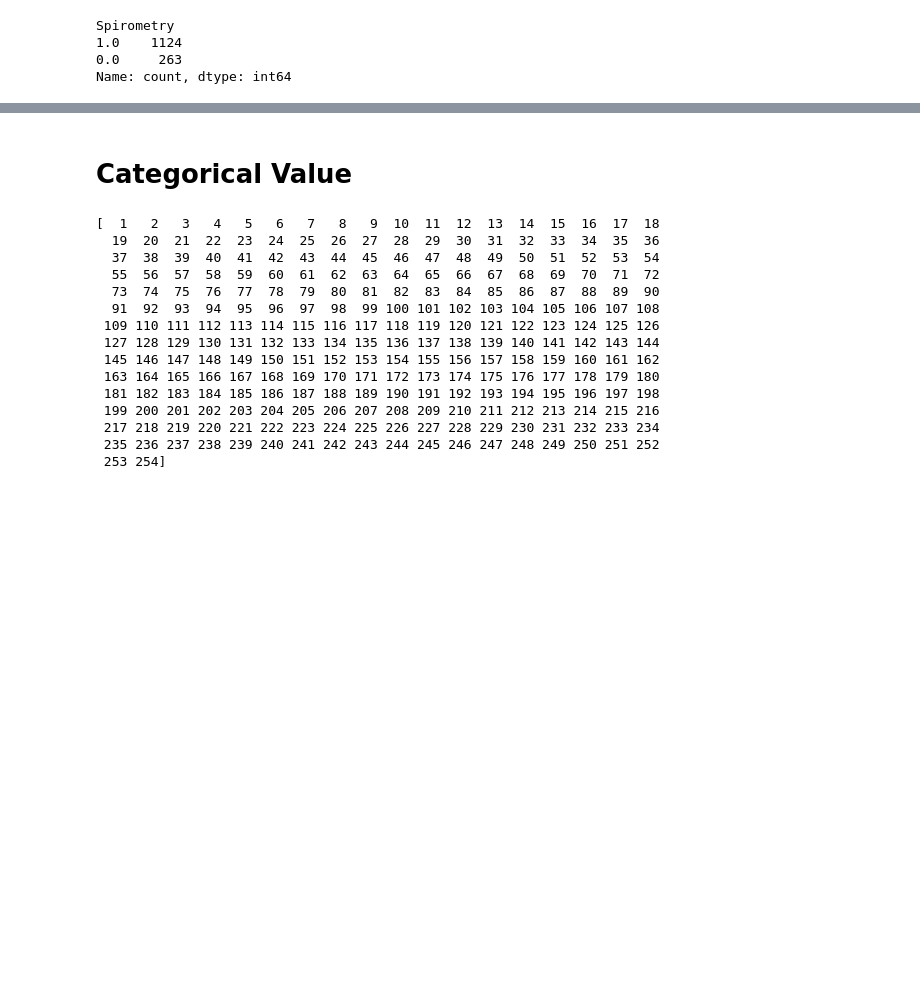
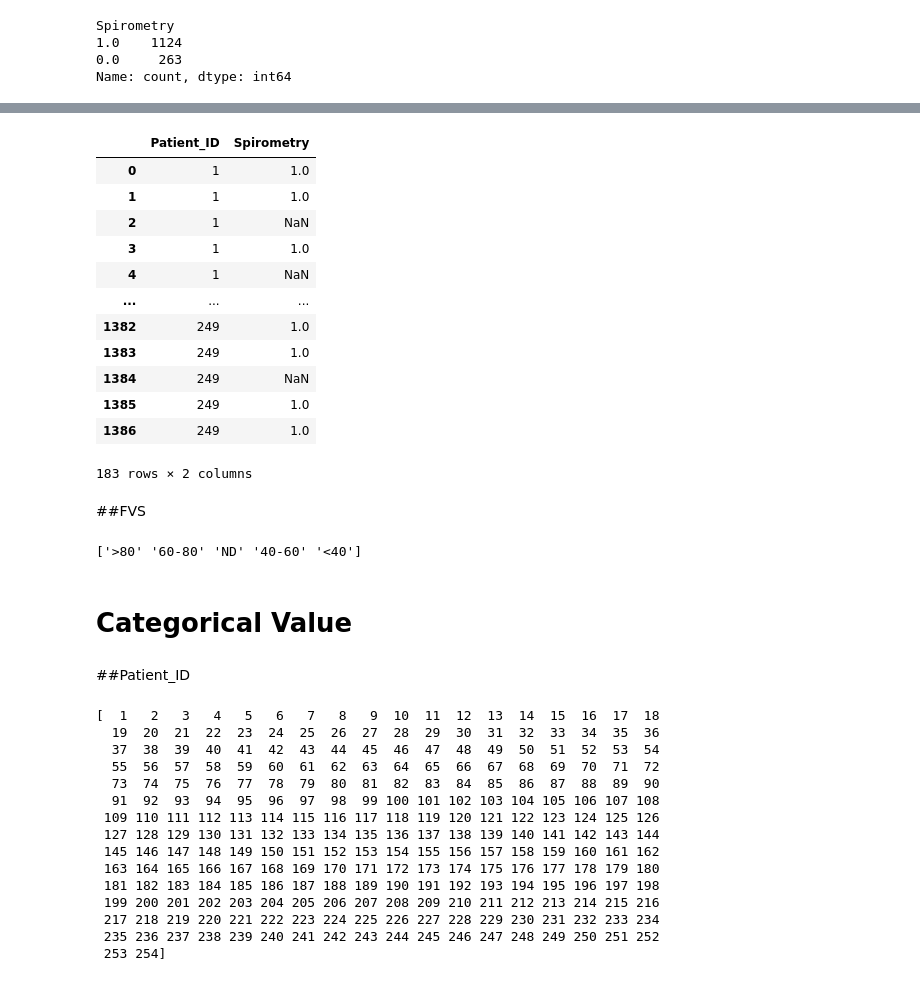
Before and after one commit to FaridRash/Advance-Statistical-Learnin--Semester-3, a Jupyter notebook: MH/Mh_AD.ipynb, the cells around one changed output, grey strips where cells are left out. Drawn from its saved outputs; the diff is of its cells as text; code cells hidden in the pictures; blank space fills up the shorter version.

```diff
--- a/MH/Mh_AD.ipynb
+++ b/MH/Mh_AD.ipynb
@@ -143,5 +235,30 @@ Name: count, dtype: int64
+# %%
+display(rows_with_null_spirometry)
+# %% [output]
+|  | Patient_ID | Spirometry |
+| 0 | 1 | 1.0 |
+| 1 | 1 | 1.0 |
+| 2 | 1 | NaN |
+| 3 | 1 | 1.0 |
+| 4 | 1 | NaN |
+| ... | ... | ... |
+| 1382 | 249 | 1.0 |
+| 1383 | 249 | 1.0 |
+| 1384 | 249 | NaN |
+| 1385 | 249 | 1.0 |
+| 1386 | 249 | 1.0 |
+183 rows × 2 columns
+# %% [markdown]
+##FVS
+# %%
+# Print the unique values in the 'FVC' column
+print(df['FVC'].unique())
+# %% [output]
+['>80' '60-80' 'ND' '40-60' '<40']
 # %% [markdown]
 # Categorical Value
+# %% [markdown]
+##Patient_ID
 # %%
 print(df['Patient_ID'].unique())
 # %% [output]
```
Also changed, not shown: parts of 10 cells of this notebook.
